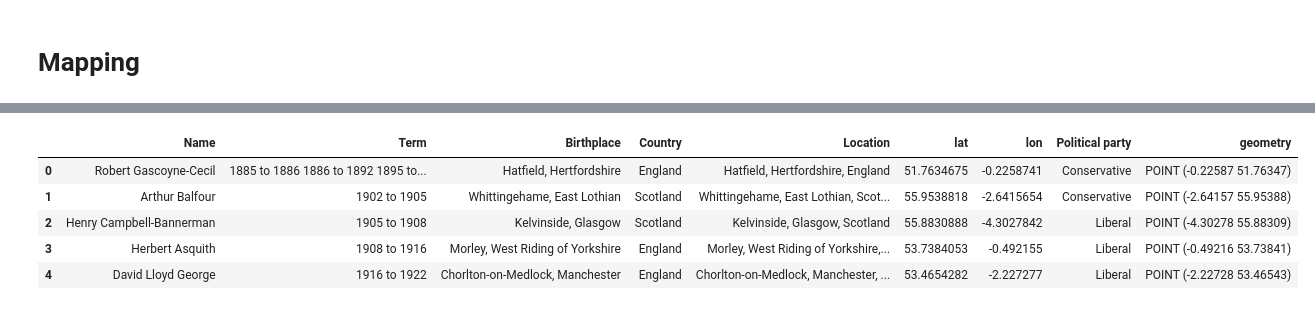
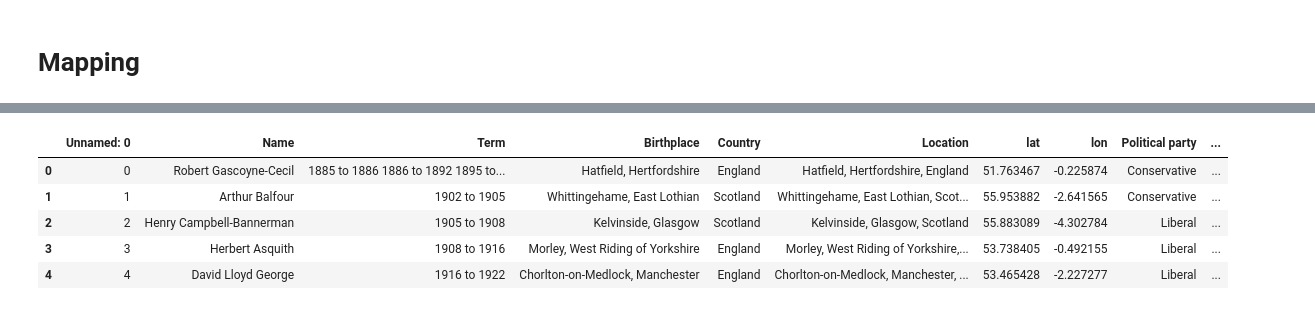
Before and after one commit to Lisa-Ho/30-day-map-challenge, a Jupyter notebook: 2022/Day1/Day1_UK_prime_ministers.ipynb, the cells around one changed output, grey strips where cells are left out. Drawn from its saved outputs; the diff is of its cells as text; code cells hidden in the pictures.

```diff
--- a/2022/Day1/Day1_UK_prime_ministers.ipynb
+++ b/2022/Day1/Day1_UK_prime_ministers.ipynb
@@ -75,6 +76,8 @@ df
 | 24 | Liz Truss | 2022 to present | Oxford, Oxfordshire | England | Oxford, Oxfordshire, England | 51.7520131 | -1.2578499 | Conservative |
 # %% [markdown]
 # Mapping
+# %%
+df = pd.read_csv("uk-prime-ministers-birthplaces.csv")
 # %%
 import geopandas as gpd
 from shapely.geometry import Point, Polygon
@@ -91,15 +94,15 @@ regions_map.to_crs(epsg=4326).plot()
 # %%
+#prepare dataset
 crs = {'init':'EPSG:4326'}
 geometry = [Point(xy) for xy in zip(df['lon'].astype(float), df['lat'].astype(float))]
 geo_df = gpd.GeoDataFrame(df,
                           crs = crs,
                           geometry = geometry)
-geo_df = geo_df[~geo_df["Name"].isin(["Boris Johnson", "Bonar Law"])]
 geo_df.head()
 # %% [output]
-|  | Name | Term | Birthplace | Country | Location | lat | lon | Political party | geometry |
-| 0 | Robert Gascoyne-Cecil | 1885 to 1886 1886 to 1892 1895 to... | Hatfield, Hertfordshire | England | Hatfield, Hertfordshire, England | 51.7634675 | -0.2258741 | Conservative | POINT (-0.22587 51.76347) |
-| 1 | Arthur Balfour | 1902 to 1905 | Whittingehame, East Lothian | Scotland | Whittingehame, East Lothian, Scot... | 55.9538818 | -2.6415654 | Conservative | POINT (-2.64157 55.95388) |
-| 2 | Henry Campbell-Bannerman | 1905 to 1908 | Kelvinside, Glasgow | Scotland | Kelvinside, Glasgow, Scotland | 55.8830888 | -4.3027842 | Liberal | POINT (-4.30278 55.88309) |
-| 3 | Herbert Asquith | 1908 to 1916 | Morley, West Riding of Yorkshire | England | Morley, West Riding of Yorkshire,... | 53.7384053 | -0.492155 | Liberal | POINT (-0.49216 53.73841) |
-| 4 | David Lloyd George | 1916 to 1922 | Chorlton-on-Medlock, Manchester | England | Chorlton-on-Medlock, Manchester, ... | 53.4654282 | -2.227277 | Liberal | POINT (-2.22728 53.46543) |
+|  | Unnamed: 0 | Name | Term | Birthplace | Country | Location | lat | lon | Political party | ... |
+| 0 | 0 | Robert Gascoyne-Cecil | 1885 to 1886 1886 to 1892 1895 to... | Hatfield, Hertfordshire | England | Hatfield, Hertfordshire, England | 51.763467 | -0.225874 | Conservative | ... |
+| 1 | 1 | Arthur Balfour | 1902 to 1905 | Whittingehame, East Lothian | Scotland | Whittingehame, East Lothian, Scot... | 55.953882 | -2.641565 | Conservative | ... |
+| 2 | 2 | Henry Campbell-Bannerman | 1905 to 1908 | Kelvinside, Glasgow | Scotland | Kelvinside, Glasgow, Scotland | 55.883089 | -4.302784 | Liberal | ... |
+| 3 | 3 | Herbert Asquith | 1908 to 1916 | Morley, West Riding of Yorkshire | England | Morley, West Riding of Yorkshire,... | 53.738405 | -0.492155 | Liberal | ... |
+| 4 | 4 | David Lloyd George | 1916 to 1922 | Chorlton-on-Medlock, Manchester | England | Chorlton-on-Medlock, Manchester, ... | 53.465428 | -2.227277 | Liberal | ... |
```
Also changed, not shown: parts of 4 cells of this notebook.
